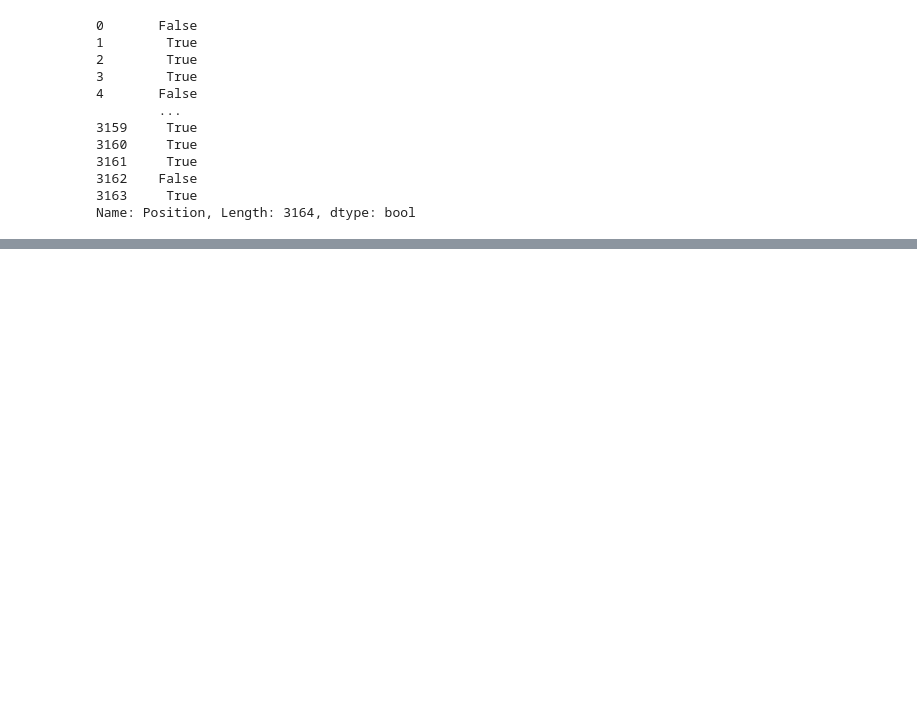
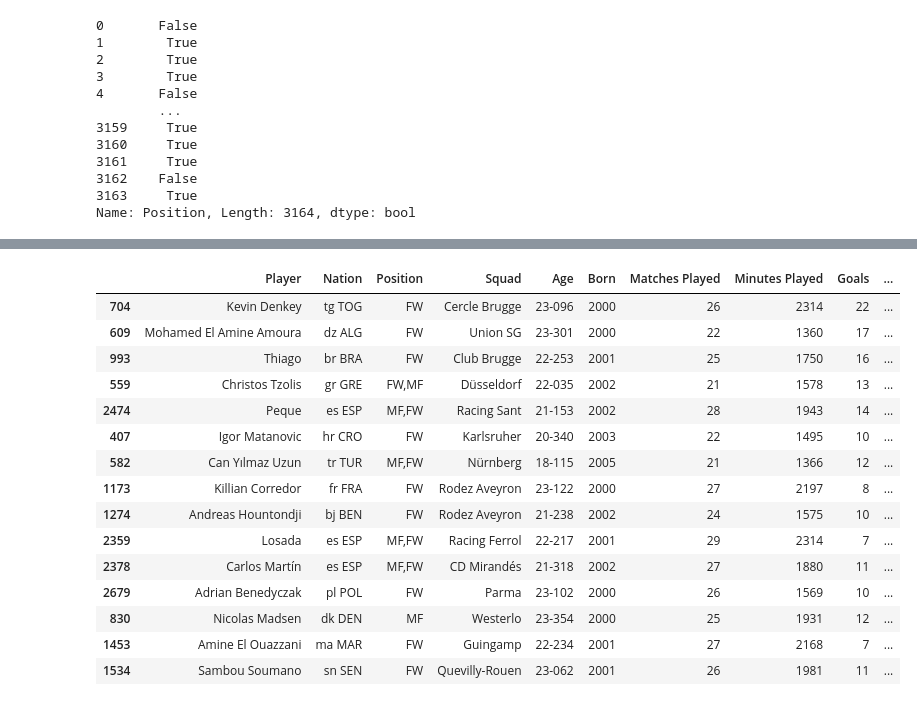
Before and after one commit to brutucas/Football-Player-Analysis, a Jupyter notebook: football_player_analysis.ipynb, the cells around one changed output, grey strips where cells are left out. Drawn from its saved outputs; the diff is of its cells as text; code cells hidden in the pictures; blank space fills up the shorter version.

```diff
--- a/football_player_analysis.ipynb
+++ b/football_player_analysis.ipynb
@@ -443,0 +653,20 @@ print(striker_dataframe.head())
+# %%
+good_u23_goals_assists = strikers_under_23.nlargest(30, 'Goals + Assists')
+good_u23_goals_assists.head(15)
+# %% [output]
+|  | Player | Nation | Position | Squad | Age | Born | Matches Played | Minutes Played | Goals | ... |
+| 704 | Kevin Denkey | tg TOG | FW | Cercle Brugge | 23-096 | 2000 | 26 | 2314 | 22 | ... |
+| 609 | Mohamed El Amine Amoura | dz ALG | FW | Union SG | 23-301 | 2000 | 22 | 1360 | 17 | ... |
+| 993 | Thiago | br BRA | FW | Club Brugge | 22-253 | 2001 | 25 | 1750 | 16 | ... |
+| 559 | Christos Tzolis | gr GRE | FW,MF | Düsseldorf | 22-035 | 2002 | 21 | 1578 | 13 | ... |
+| 2474 | Peque | es ESP | MF,FW | Racing Sant | 21-153 | 2002 | 28 | 1943 | 14 | ... |
+| 407 | Igor Matanovic | hr CRO | FW | Karlsruher | 20-340 | 2003 | 22 | 1495 | 10 | ... |
+| 582 | Can Yılmaz Uzun | tr TUR | MF,FW | Nürnberg | 18-115 | 2005 | 21 | 1366 | 12 | ... |
+| 1173 | Killian Corredor | fr FRA | FW | Rodez Aveyron | 23-122 | 2000 | 27 | 2197 | 8 | ... |
+| 1274 | Andreas Hountondji | bj BEN | FW | Rodez Aveyron | 21-238 | 2002 | 24 | 1575 | 10 | ... |
+| 2359 | Losada | es ESP | MF,FW | Racing Ferrol | 22-217 | 2001 | 29 | 2314 | 7 | ... |
+| 2378 | Carlos Martín | es ESP | MF,FW | CD Mirandés | 21-318 | 2002 | 27 | 1880 | 11 | ... |
+| 2679 | Adrian Benedyczak | pl POL | FW | Parma | 23-102 | 2000 | 26 | 1569 | 10 | ... |
+| 830 | Nicolas Madsen | dk DEN | MF | Westerlo | 23-354 | 2000 | 25 | 1931 | 12 | ... |
+| 1453 | Amine El Ouazzani | ma MAR | FW | Guingamp | 22-234 | 2001 | 27 | 2168 | 7 | ... |
+| 1534 | Sambou Soumano | sn SEN | FW | Quevilly-Rouen | 23-062 | 2001 | 26 | 1981 | 11 | ... |
```
Also changed, not shown: parts of 62 cells of this notebook, 3 other files.
